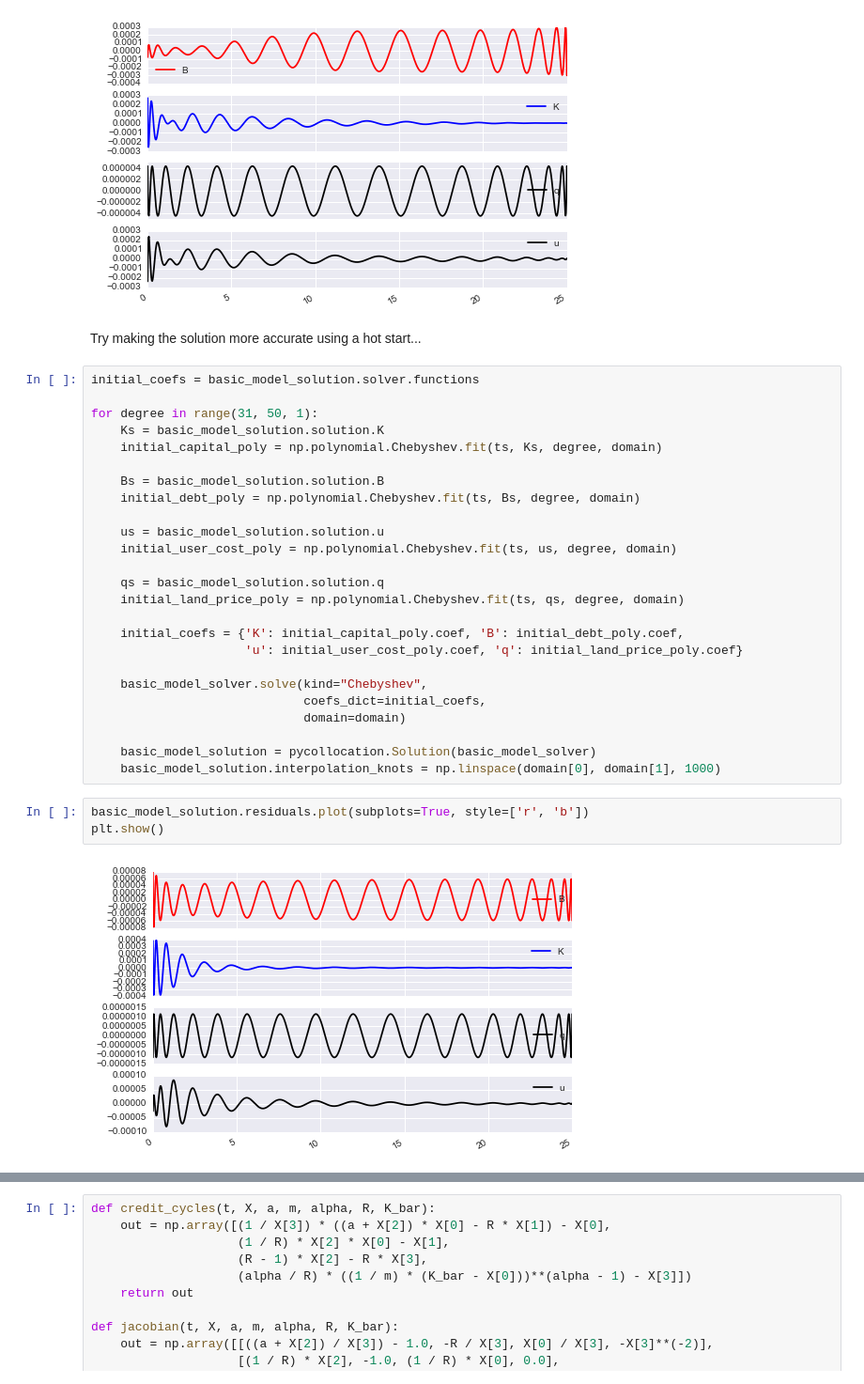
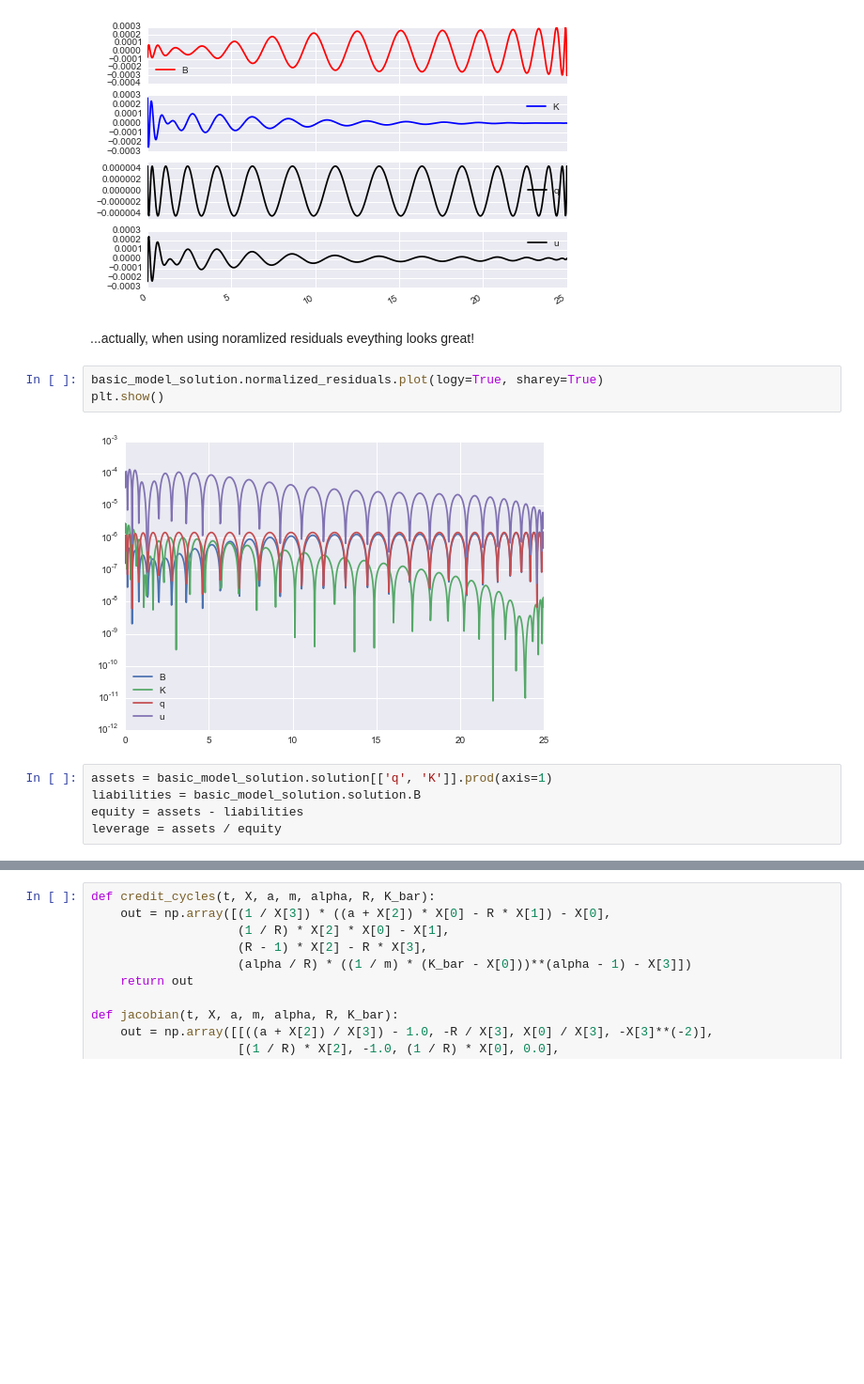
Before and after one commit to davidrpugh/pyCollocation, a Jupyter notebook: examples/credit-cycles.ipynb, the cells around one changed output, grey strips where cells are left out. Shown at 94% size. Cells and saved outputs as stored; diff of their text form; blank space fills up the shorter version.

Commit message:
Added normalized residuals.

```diff
--- a/examples/credit-cycles.ipynb
+++ b/examples/credit-cycles.ipynb
@@ -112,35 +112,15 @@ basic_model_solution.residuals.plot(subplots=True, style=['r', 'b'])
 plt.show()
 # %% [output]
 [figure]
-# %% [markdown]
-Try making the solution more accurate using a hot start...
-# %%
-initial_coefs = basic_model_solution.solver.functions
-
-for degree in range(31, 50, 1):
-    Ks = basic_model_solution.solution.K
-    initial_capital_poly = np.polynomial.Chebyshev.fit(ts, Ks, degree, domain)
-
-    Bs = basic_model_solution.solution.B
-    initial_debt_poly = np.polynomial.Chebyshev.fit(ts, Bs, degree, domain)
-
-    us = basic_model_solution.solution.u
-    initial_user_cost_poly = np.polynomial.Chebyshev.fit(ts, us, degree, domain)
-
-    qs = basic_model_solution.solution.q
-    initial_land_price_poly = np.polynomial.Chebyshev.fit(ts, qs, degree, domain)
-
-    initial_coefs = {'K': initial_capital_poly.coef, 'B': initial_debt_poly.coef,
-                     'u': initial_user_cost_poly.coef, 'q': initial_land_price_poly.coef}
-
-    basic_model_solver.solve(kind="Chebyshev",
-                             coefs_dict=initial_coefs,
-                             domain=domain)
-
-    basic_model_solution = pycollocation.Solution(basic_model_solver)
-    basic_model_solution.interpolation_knots = np.linspace(domain[0], domain[1], 1000)
+# %% [markdown]
+...actually, when using noramlized residuals eveything looks great!
 # %%
-basic_model_solution.residuals.plot(subplots=True, style=['r', 'b'])
+basic_model_solution.normalized_residuals.plot(logy=True, sharey=True)
 plt.show()
 # %% [output]
-[figure, old version]
+[figure, new version]
+# %%
+assets = basic_model_solution.solution[['q', 'K']].prod(axis=1)
+liabilities = basic_model_solution.solution.B
+equity = assets - liabilities
+leverage = assets / equity
```
Also changed, not shown: parts of 13 cells of this notebook, 1 other file.
